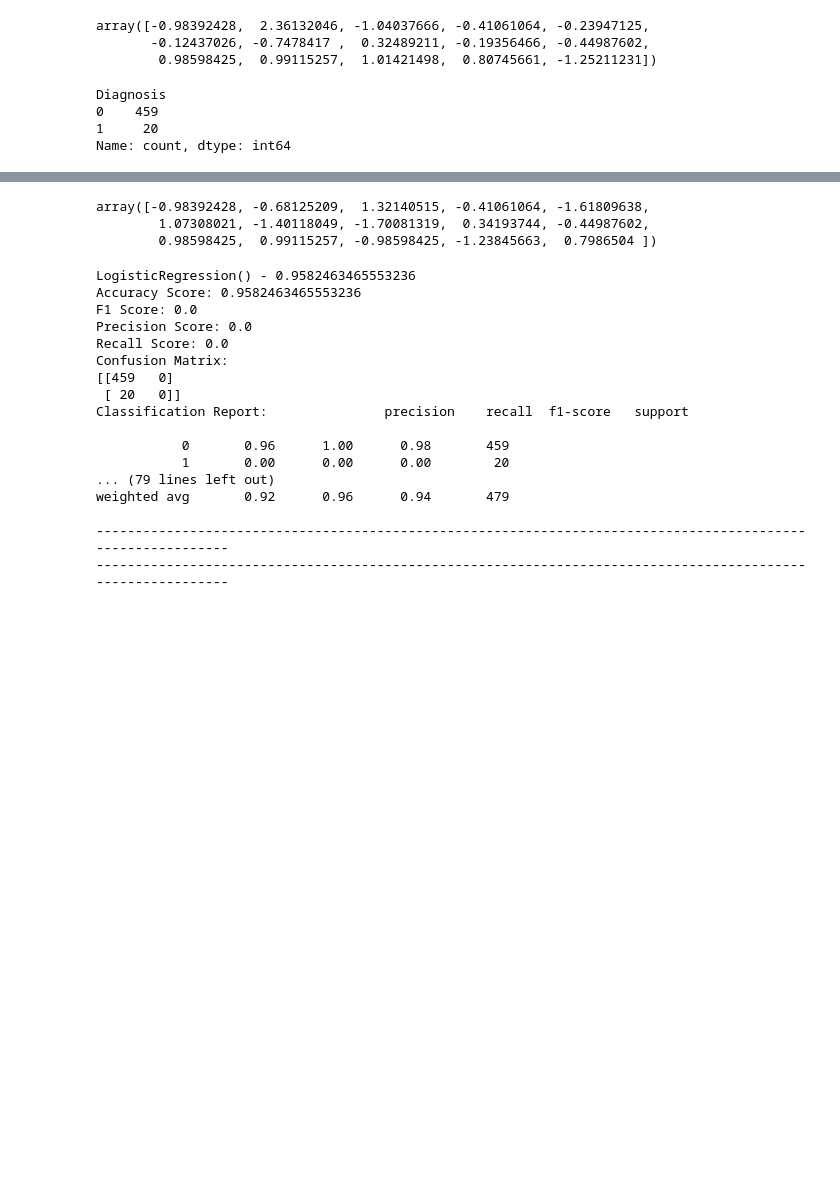
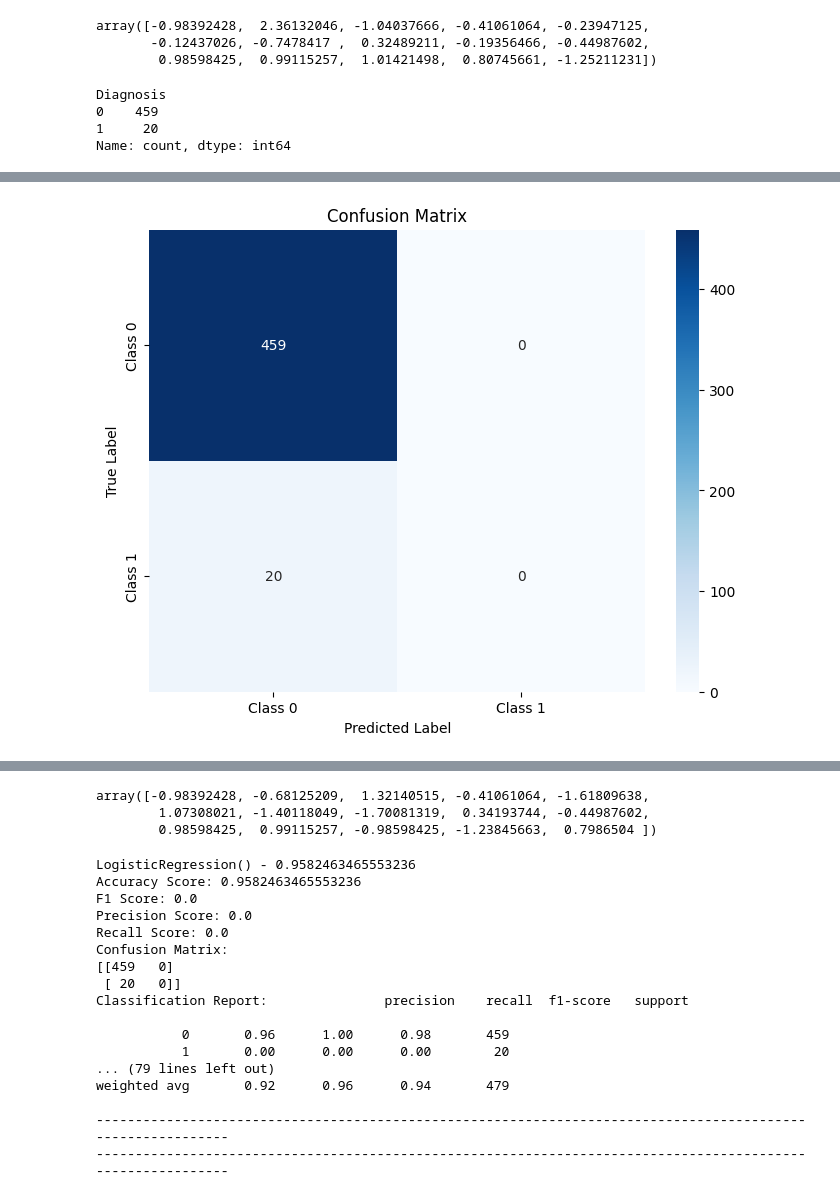
Before and after one commit to Visheshpgowda/disease-prediction-app, a Jupyter notebook: backend/app/models/asthma_model.ipynb, the cells around one changed output, grey strips where cells are left out. Cells and saved outputs as stored; diff of their text form; code cells hidden in the pictures; blank space fills up the shorter version.

```diff
--- a/backend/app/models/asthma_model.ipynb
+++ b/backend/app/models/asthma_model.ipynb
@@ -233,0 +236,14 @@ x_test_scaled=scaler.transform(x_test)
+# %%
+
+model=keras.models.Sequential([
+    keras.layers.Dense(64,activation='relu',input_shape=(15,),),
+    keras.layers.Dense(32,activation='relu'),
+    keras.layers.Dense(1,activation='sigmoid')
+])
+early_stopping=keras.callbacks.EarlyStopping(monitor='val_loss', patience=5, restore_best_weights=True)
+model.compile(optimizer='adam',loss='binary_crossentropy',metrics=['accuracy'])
+history = model.fit(x_train, y_train,
+                    epochs=50,
+                    batch_size=32,
+                    validation_split=0.2,
+                    )
@@ -233,0 +269,22 @@ x_test_scaled=scaler.transform(x_test)
+# %%
+from sklearn.metrics import confusion_matrix
+import seaborn as sns
+import matplotlib.pyplot as plt
+
+
+y_pred = model.predict(x_test)
+
+
+y_pred_classes = (y_pred > 0.5).astype(int)
+
+# Compute confusion matrix
+cm = confusion_matrix(y_test, y_pred_classes)
+
+# Plot confusion matrix
+plt.figure(figsize=(8, 6))
+sns.heatmap(cm, annot=True, fmt='d', cmap='Blues', xticklabels=['Class 0', 'Class 1'], yticklabels=['Class 0', 'Class 1'])
+plt.title('Confusion Matrix')
+plt.xlabel('Predicted Label')
+plt.ylabel('True Label')
+plt.show()
+# %% [output]
@@ -233,0 +292 @@ x_test_scaled=scaler.transform(x_test)
+[figure, added]
```
Also changed, not shown: parts of 18 cells of this notebook, 3 other files.
